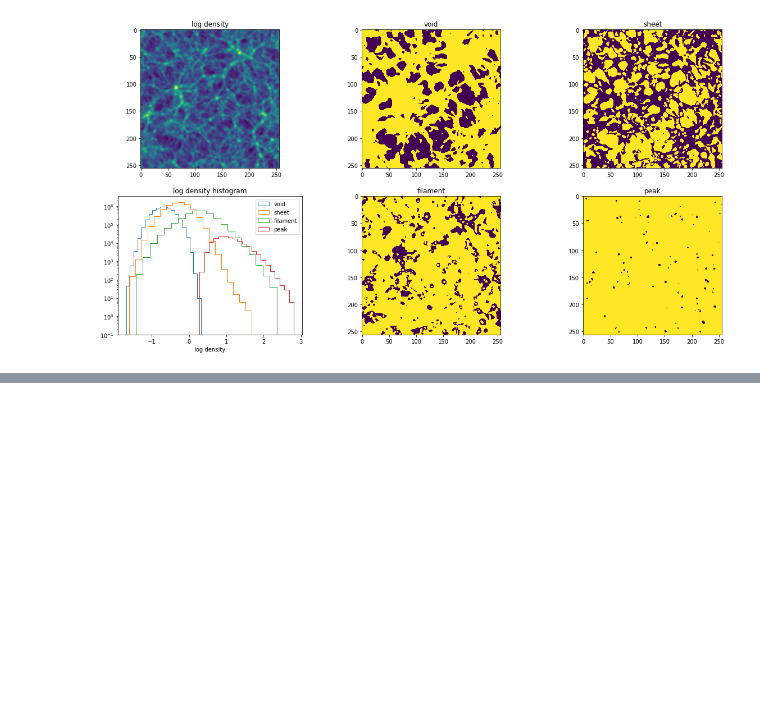
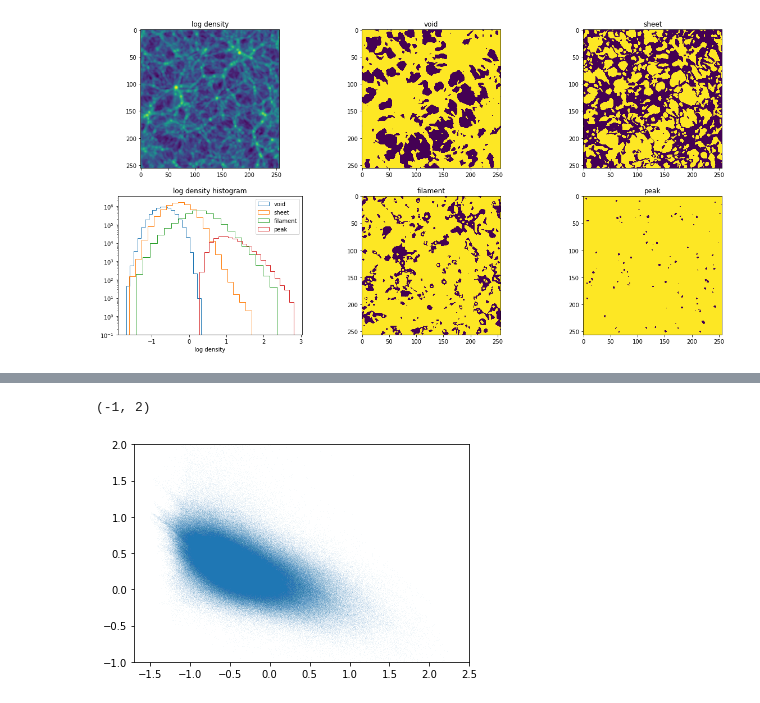
Before and after one commit to forero/IllustrisWeb, a Jupyter notebook: plot_web_data.ipynb, the cells around one changed output, grey strips where cells are left out. Cells and saved outputs as stored; diff of their text form; code cells hidden in the pictures; blank space fills up the shorter version.

```diff
--- a/plot_web_data.ipynb
+++ b/plot_web_data.ipynb
@@ -81,0 +95,7 @@ Text(0.5,1,'peak')
+# %%
+trace = (lambda1+lambda2+lambda3)
+np.count_nonzero(trace<-1.0)/len(FA_flat)
+trace[trace<-1.0] = -0.9999999
+# %%
+alpha = np.sqrt(0.5*((lambda1-lambda2)**2 + (lambda1-lambda3)**2 + (lambda2-lambda3)**2))/(trace+1)
+log_alpha_flat = np.log10(alpha.flatten())
@@ -81,0 +106,6 @@ Text(0.5,1,'peak')
+# %%
+_=plt.scatter(np.log10(density_flat[:1000000]+1.0), log_alpha_flat[:1000000], alpha=0.1, s=0.01)
+plt.ylim(-1,2)
+# %% [output]
+(-1, 2)
+[figure, added]
```
Also changed, not shown: parts of 5 cells of this notebook.
